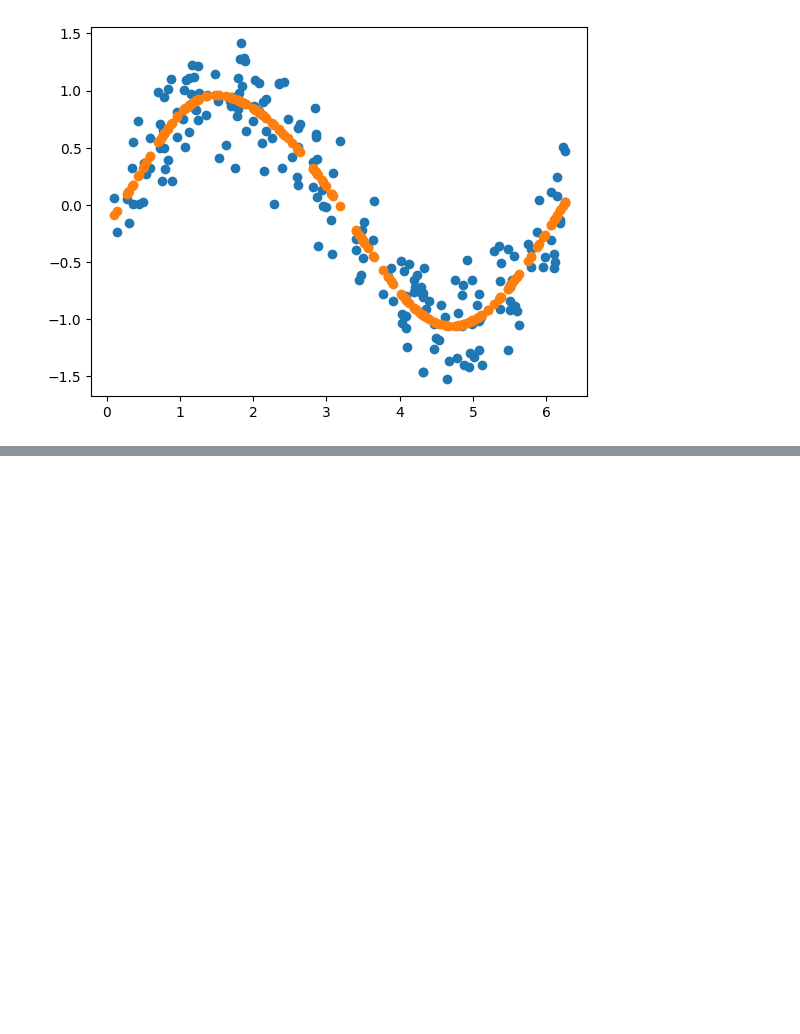
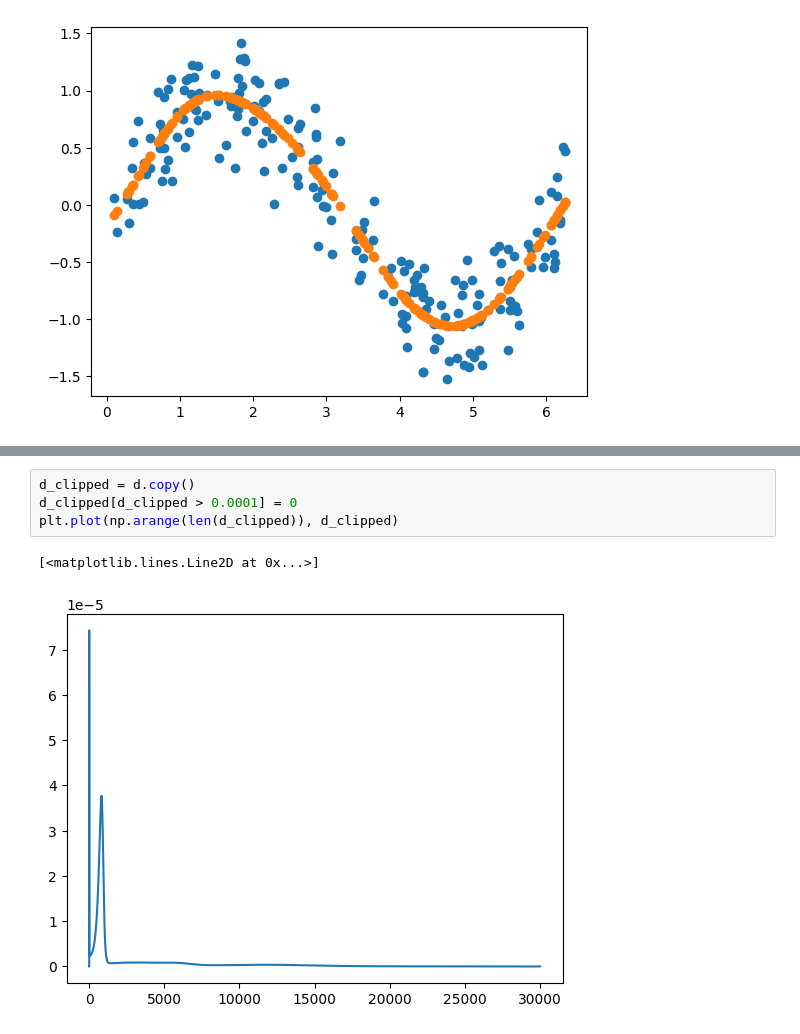
Before and after one commit to FergusCurrie/dl-from-scratch, a Jupyter notebook: jax_nn.ipynb, the cells around one changed output, grey strips where cells are left out. Cells and saved outputs as stored; diff of their text form; blank space fills up the shorter version.

```diff
--- a/jax_nn.ipynb
+++ b/jax_nn.ipynb
@@ -166,0 +205,7 @@ plt.scatter(x_samples, network_forward(x_samples, weight_matrices, bias_vectors,
+# %%
+d_clipped = d.copy()
+d_clipped[d_clipped > 0.0001] = 0
+plt.plot(np.arange(len(d_clipped)), d_clipped)
+# %% [output]
+[<matplotlib.lines.Line2D at 0x...>]
+[figure, added]
```
Also changed, not shown: parts of 7 cells of this notebook.
